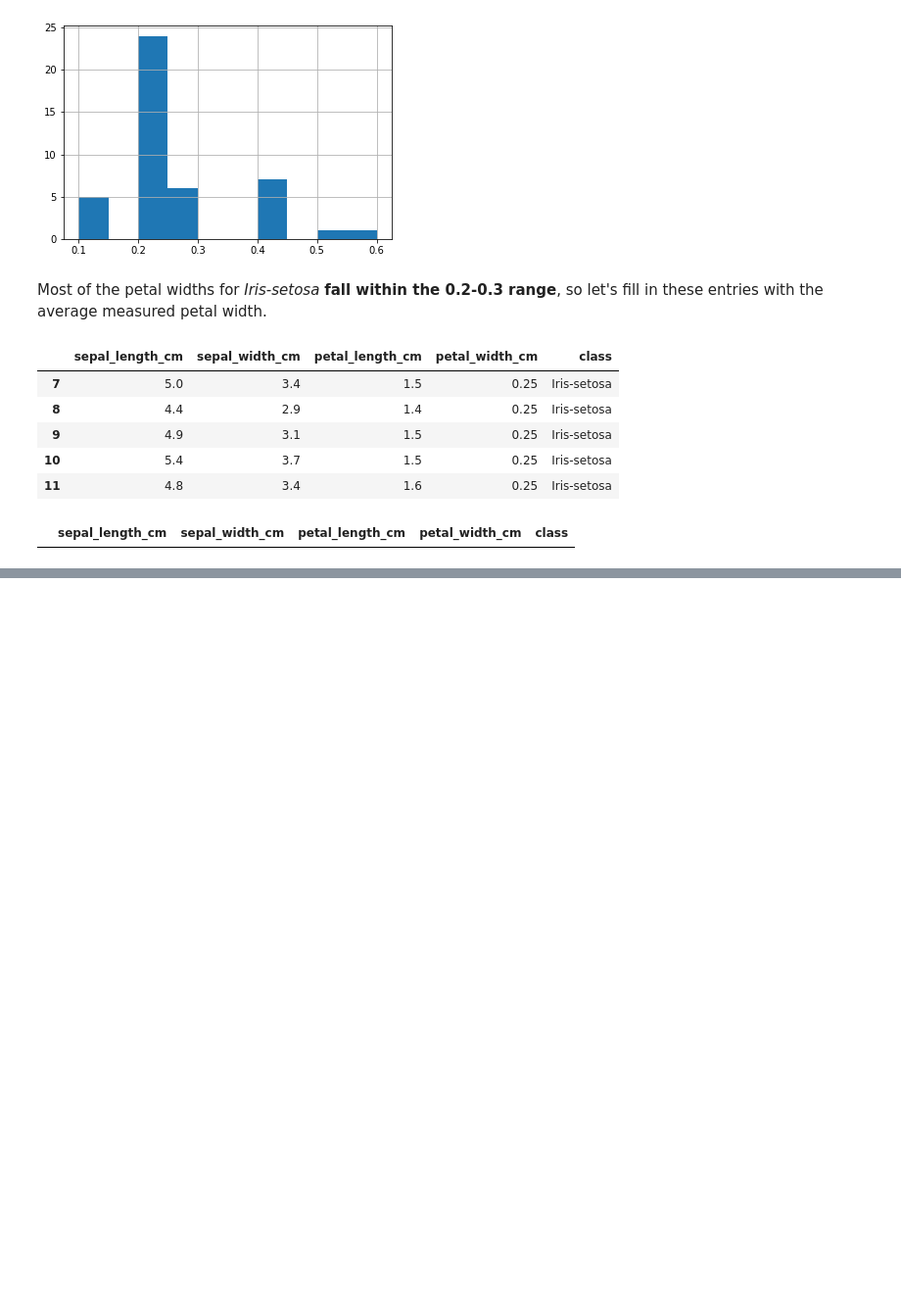
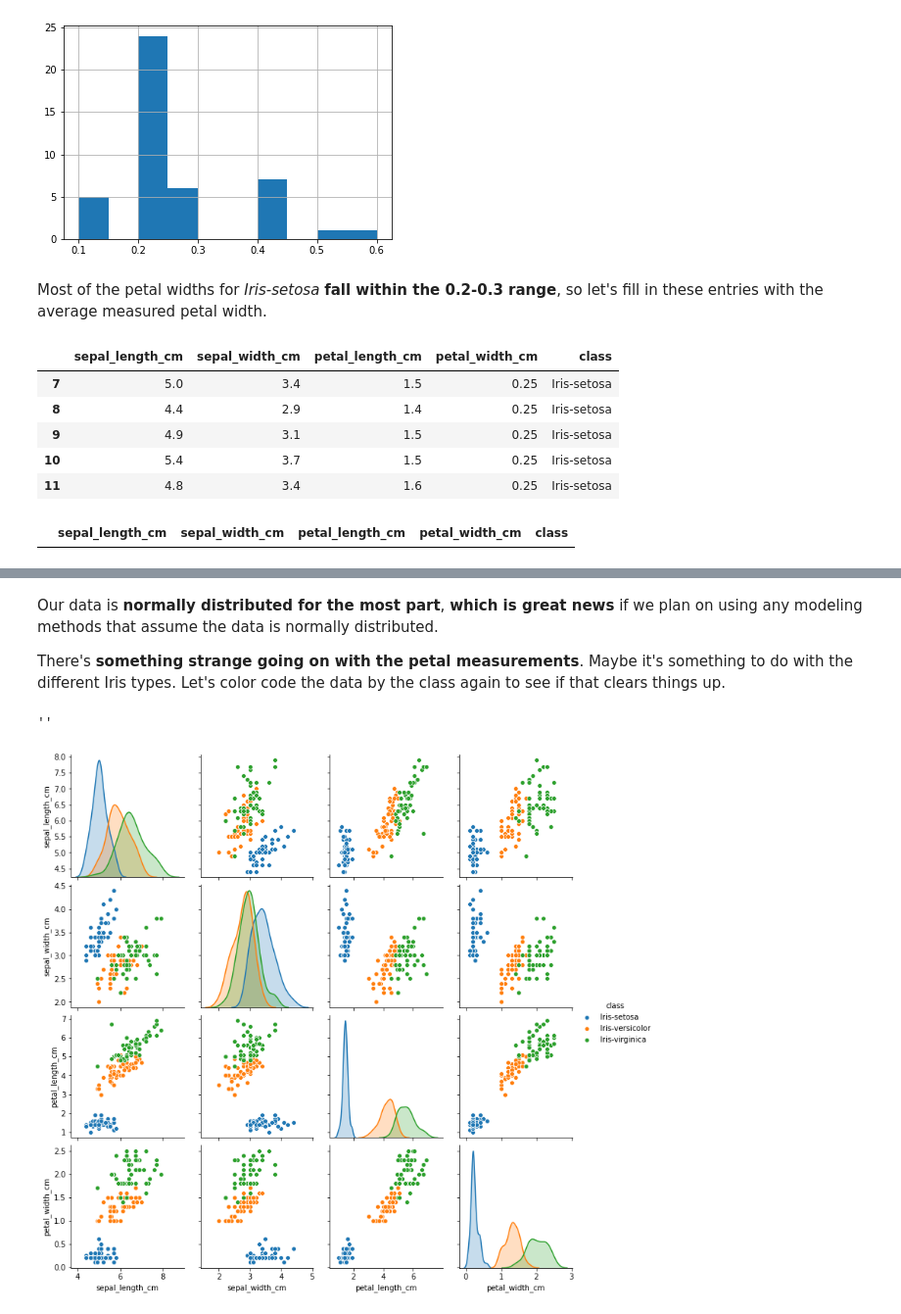
Before and after one commit to diogosmac/covid-forecast-feup-iart, a Jupyter notebook: TP08/test.ipynb, the cells around one changed output, grey strips where cells are left out. Shown at 98% size. Saved outputs shown, nothing was run; the diff lists cells and outputs as text; code cells hidden in the pictures; blank space fills up the shorter version.

```diff
--- a/TP08/test.ipynb
+++ b/TP08/test.ipynb
@@ -179,0 +219,10 @@ iris_data.loc[(iris_data['sepal_length_cm'].isnull()) |
+# %% [markdown]
+Our data is **normally distributed for the most part**, **which is great news** if we plan on using any modeling methods that assume the data is normally distributed.
+
+There's **something strange going on with the petal measurements**. Maybe it's something to do with the different Iris types. Let's color code the data by the class again to see if that clears things up.
+# %%
+sb.pairplot(iris_data_clean, hue='class')
+;
+# %% [output]
+''
+[figure, added]
```
Also changed, not shown: parts of 46 cells of this notebook, 2 other files.
